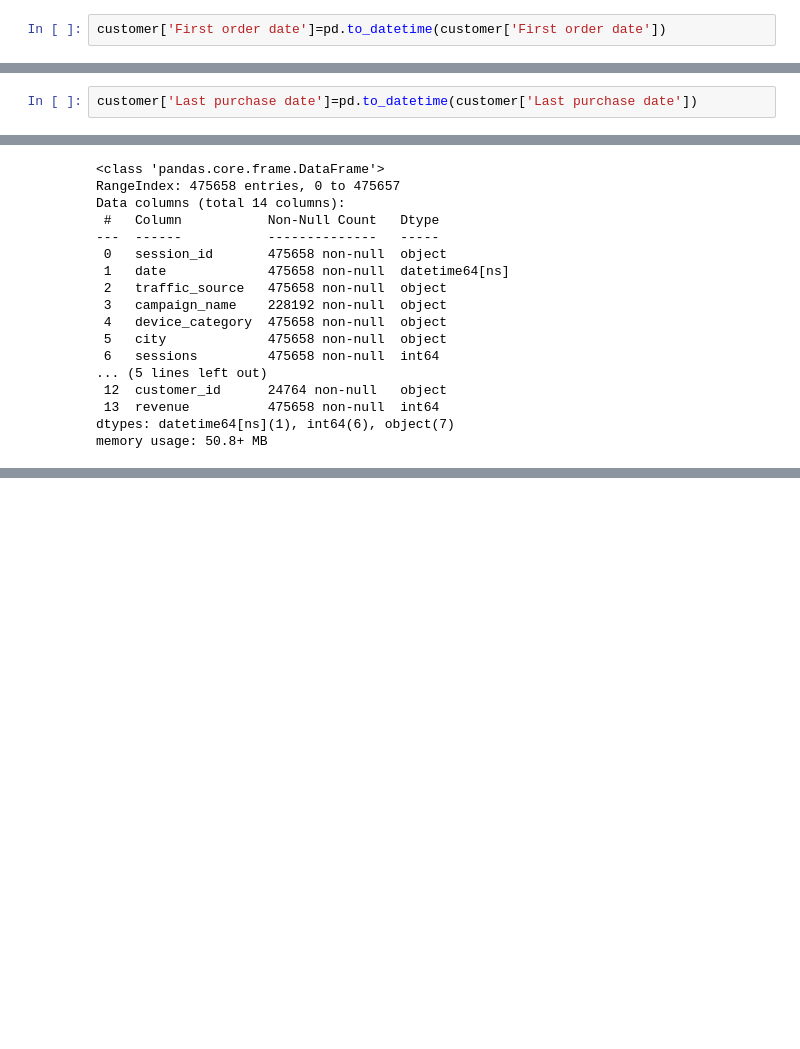
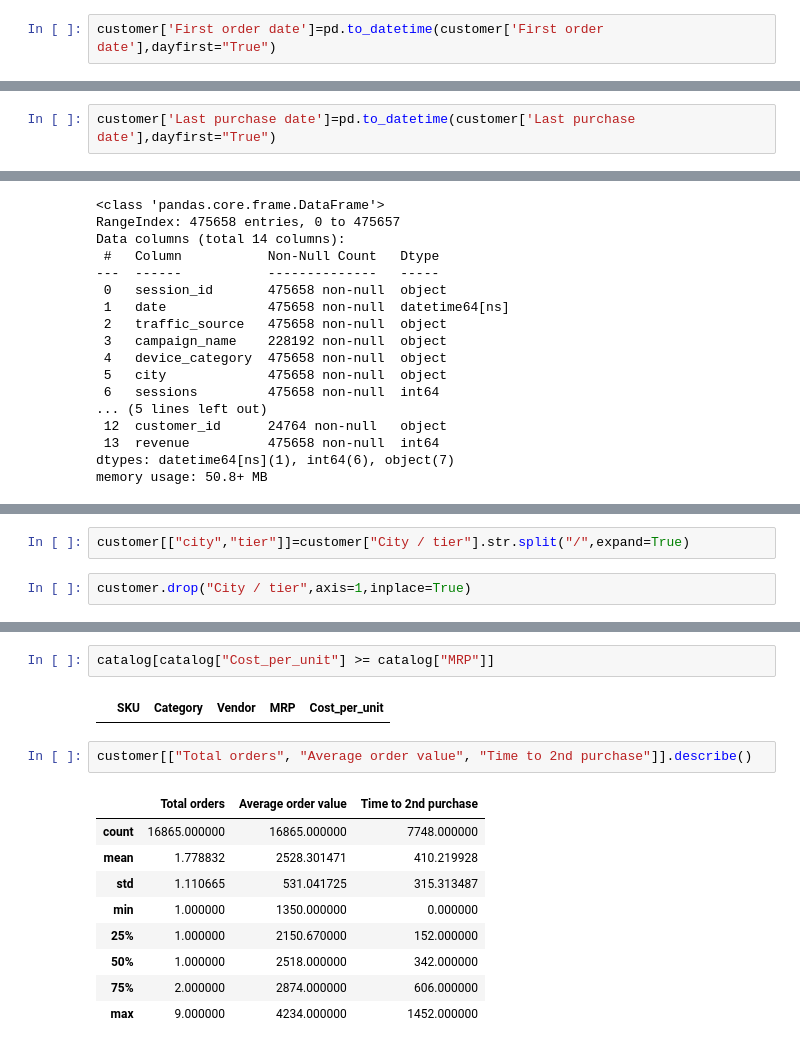
Before and after one commit to yashkumbhar3104/RetailHub-India-Business-Intelligence, a Jupyter notebook: 05_Python/01_data_audit.ipynb, the cells around one changed output, grey strips where cells are left out. Cells and saved outputs as stored; diff of their text form; blank space fills up the shorter version.

```diff
--- a/05_Python/01_data_audit.ipynb
+++ b/05_Python/01_data_audit.ipynb
@@ -99,5 +255,5 @@ sessions.isnull().sum().sort_values(ascending=False)
 ## Data type fix
 in this step, we will fix the dates column to data type date and other numeric values to float or int
 # %%
-customer['First order date']=pd.to_datetime(customer['First order date'])
+customer['First order date']=pd.to_datetime(customer['First order date'],dayfirst="True")
 # %%
@@ -105,7 +261,7 @@ orders["Order date & time"]=pd.to_datetime(orders["Order date & time"])
 # %%
 orders["Discount applied (%)"]=(orders["Discount applied (%)"].str.replace("%","").astype(float))
 # %%
-customer['Last purchase date']=pd.to_datetime(customer['Last purchase date'])
+customer['Last purchase date']=pd.to_datetime(customer['Last purchase date'],dayfirst="True")
 # %%
 sessions["date"]=pd.to_datetime(sessions["date"],dayfirst="True")
 # %%
@@ -130,0 +346,4 @@ memory usage: 50.8+ MB
+# %%
+customer[["city","tier"]]=customer["City / tier"].str.split("/",expand=True)
+# %%
+customer.drop("City / tier",axis=1,inplace=True)
@@ -130,0 +643,16 @@ memory usage: 50.8+ MB
+# %%
+catalog[catalog["Cost_per_unit"] >= catalog["MRP"]]
+# %% [output]
+|  | SKU | Category | Vendor | MRP | Cost_per_unit |
+# %%
+customer[["Total orders", "Average order value", "Time to 2nd purchase"]].describe()
+# %% [output]
+|  | Total orders | Average order value | Time to 2nd purchase |
+| count | 16865.000000 | 16865.000000 | 7748.000000 |
+| mean | 1.778832 | 2528.301471 | 410.219928 |
+| std | 1.110665 | 531.041725 | 315.313487 |
+| min | 1.000000 | 1350.000000 | 0.000000 |
+| 25% | 1.000000 | 2150.670000 | 152.000000 |
+| 50% | 1.000000 | 2518.000000 | 342.000000 |
+| 75% | 2.000000 | 2874.000000 | 606.000000 |
+| max | 9.000000 | 4234.000000 | 1452.000000 |
```
Also changed, not shown: parts of 92 cells of this notebook, 5 other files.
